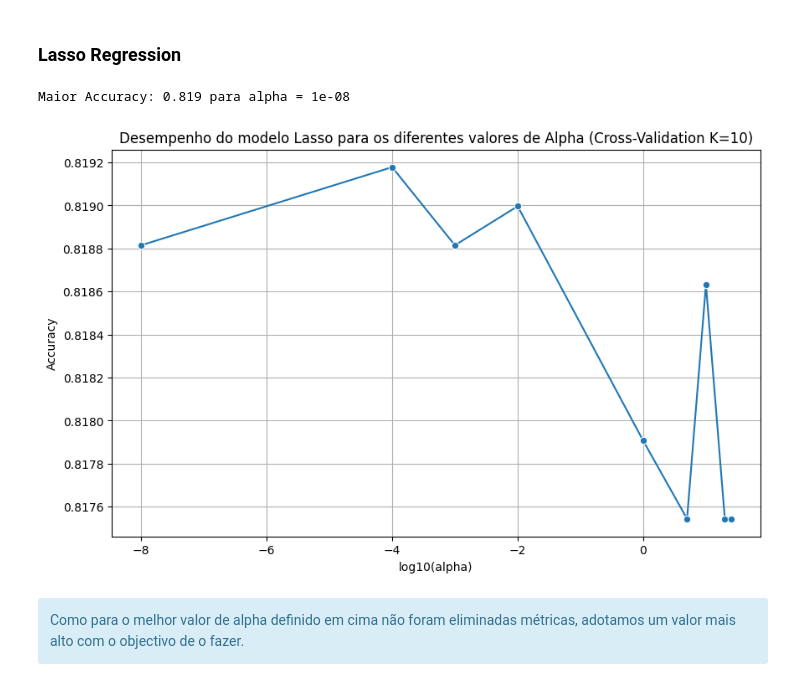
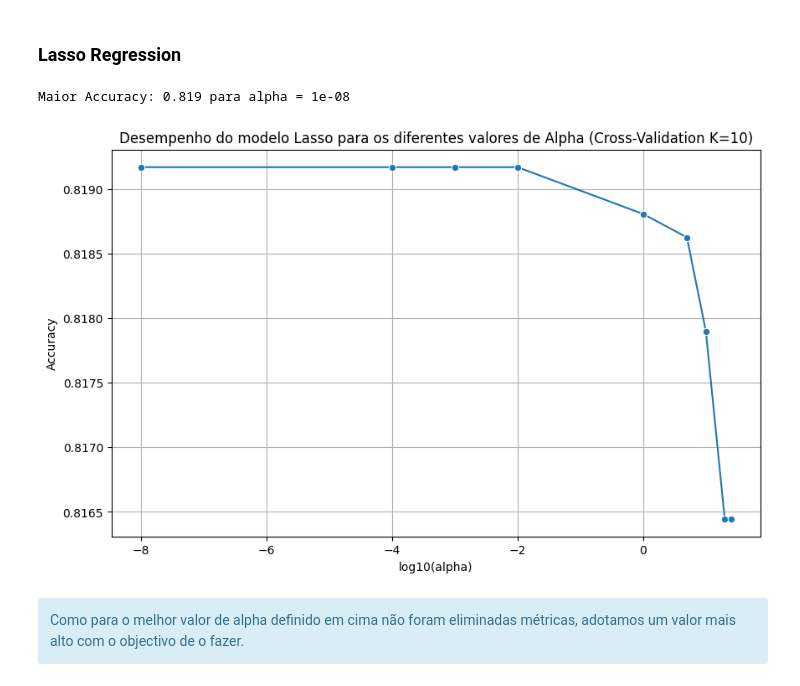
Before and after one commit to pedrocc03/APRAU_24_25_G23, a Jupyter notebook: Trabalho.ipynb, the cells around one changed output. Drawn from its saved outputs; the diff is of its cells as text; code cells hidden in the pictures.

```diff
--- a/Trabalho.ipynb
+++ b/Trabalho.ipynb
@@ -1141,7 +1143,7 @@ alpha_ridge = [1e-8, 1e-4, 1e-3, 1e-2, 1, 5, 10, 20, 25]
 accuracy_values = []
 
 # Inicializar K-Fold Cross Validation com k=10
-kf = KFold(n_splits=10, shuffle=True, random_state=42)
+kf = StratifiedKFold(n_splits=10, shuffle=True, random_state=42)
 
 for alpha in alpha_ridge:
     # Inicializa o modelo RidgeClassifier com o valor de alpha atual
@@ -1257,36 +1259,36 @@ alpha_lasso = [1e-8, 1e-4, 1e-3, 1e-2, 1, 5, 10, 20, 25]
 # Lista para armazenar os resultados da accuracy
 accuracy_values = []
 
 # Inicializar K-Fold Cross Validation com k=10
-kf = KFold(n_splits=10, shuffle=True, random_state=42)
+kf = StratifiedKFold(n_splits=10, shuffle=True, random_state=42)
 
 for alpha in alpha_lasso:
     lasso_model = LR(penalty='l1', C=1/alpha, solver='liblinear')
 
     # Aplicar cross-validation e calcular a média da accuracy
     accuracies = cross_val_score(lasso_model, Xstd, y, cv=kf, scoring='accuracy')
     accuracy_mean = np.mean(accuracies)
 
     # Armazenar a média de accuracy
     accuracy_values.append(accuracy_mean)
 
 # Encontrar a maior accuracy e o índice correspondente
 max_accuracy = max(accuracy_values)
 max_accuracy_index = accuracy_values.index(max_accuracy)
 best_alpha_lasso = alpha_lasso[max_accuracy_index]
-print(f"Maior Accuracy: {max_accuracy:.3f} para alpha = {best_alpha}")
+print(f"Maior Accuracy: {max_accuracy:.3f} para alpha = {best_alpha_lasso}")
 
 # Plotar o desempenho do modelo para diferentes valores de alpha
 plt.figure(figsize=(10, 6))
 sns.lineplot(x=np.log10(alpha_lasso), y=accuracy_values, marker='o', palette="dark")
 plt.title('Desempenho do modelo Lasso para os diferentes valores de Alpha (Cross-Validation K=10)')
 plt.xlabel('log10(alpha)')
 plt.ylabel('Accuracy')
 plt.grid(True)
 plt.show()
 # %% [output]
 Maior Accuracy: 0.819 para alpha = 1e-08
-[figure, old version]
+[figure, new version]
 # %% [markdown]
 <div class="alert alert-block alert-info">
     <span>Como para o melhor valor de alpha definido em cima não foram eliminadas métricas, adotamos um valor mais alto com o objectivo de o fazer.</span><br>
```
Also changed, not shown: parts of 15 cells of this notebook.
